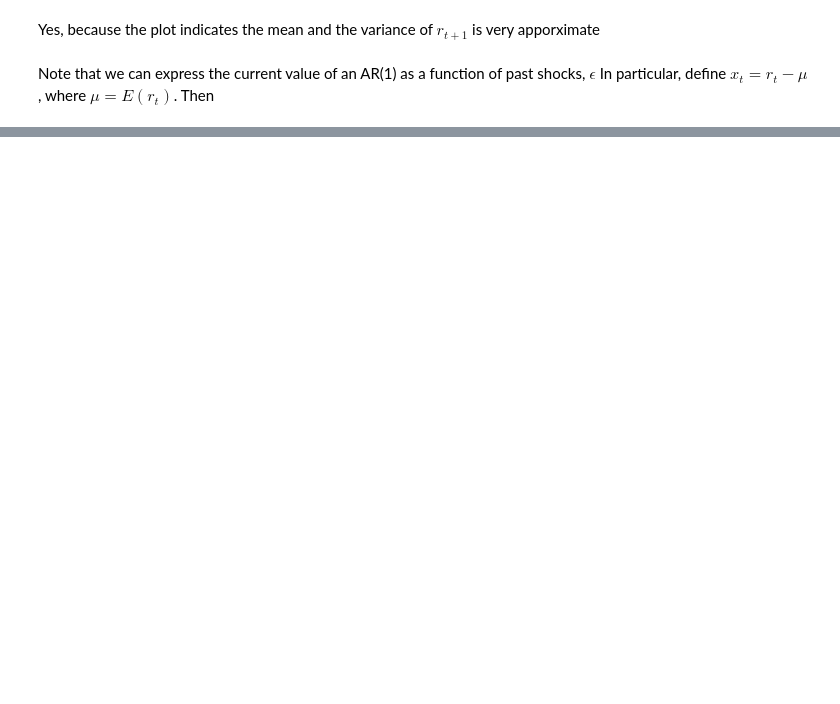
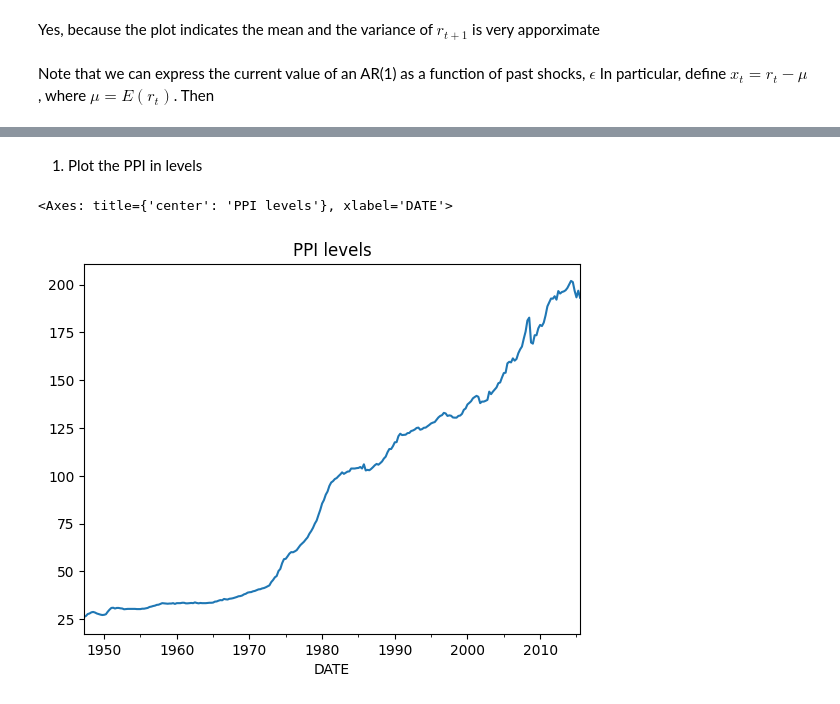
Before and after one commit to edgaradel/EmpiricalMethods, a Jupyter notebook: AR(1)_process.ipynb, the cells around one changed output, grey strips where cells are left out. Saved outputs shown, nothing was run; the diff lists cells and outputs as text; code cells hidden in the pictures; blank space fills up the shorter version.

```diff
--- a/AR(1)_process.ipynb
+++ b/AR(1)_process.ipynb
@@ -53,0 +58,4 @@ In particular, define $x_t = r_t - \mu$, where $\mu = E(r_t)$. Then <br>
+# %%
+df = pd.read_excel(r'PPIFGS.xls', sheet_name = 'PPIFGS')
+df.index = df['DATE']
+df
@@ -53,0 +77,7 @@ In particular, define $x_t = r_t - \mu$, where $\mu = E(r_t)$. Then <br>
+# %% [markdown]
+1) Plot the PPI in levels
+# %%
+df['VALUE'].plot(title = 'PPI levels')
+# %% [output]
+<Axes: title={'center': 'PPI levels'}, xlabel='DATE'>
+[figure, added]
```
Also changed, not shown: parts of 10 cells of this notebook, 1 other file.
